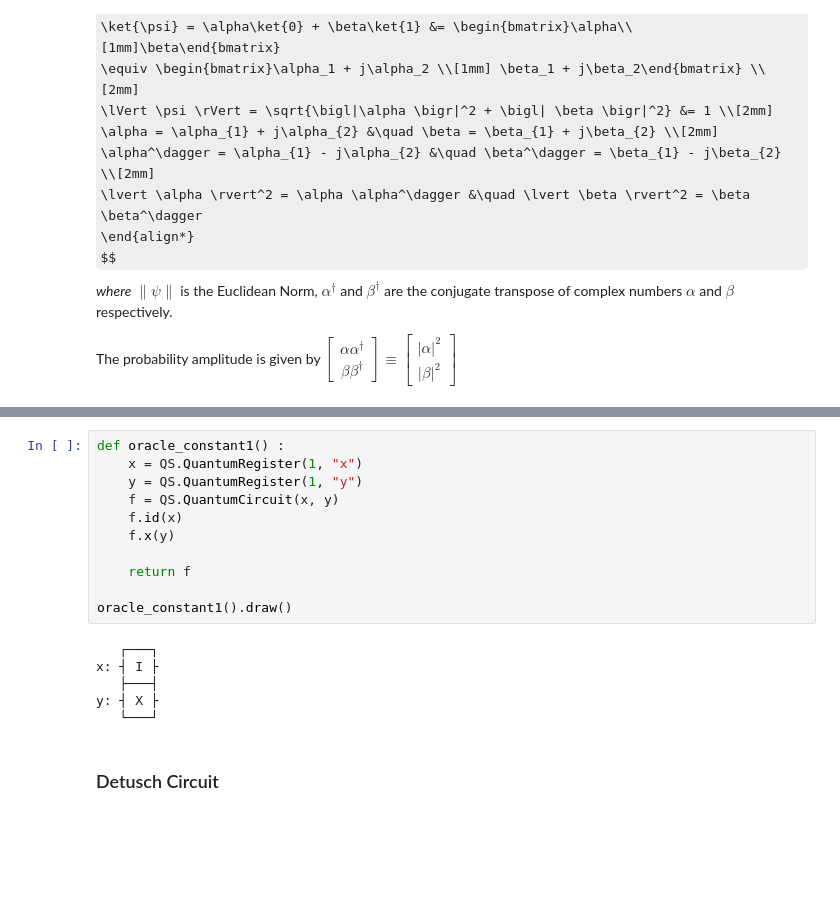
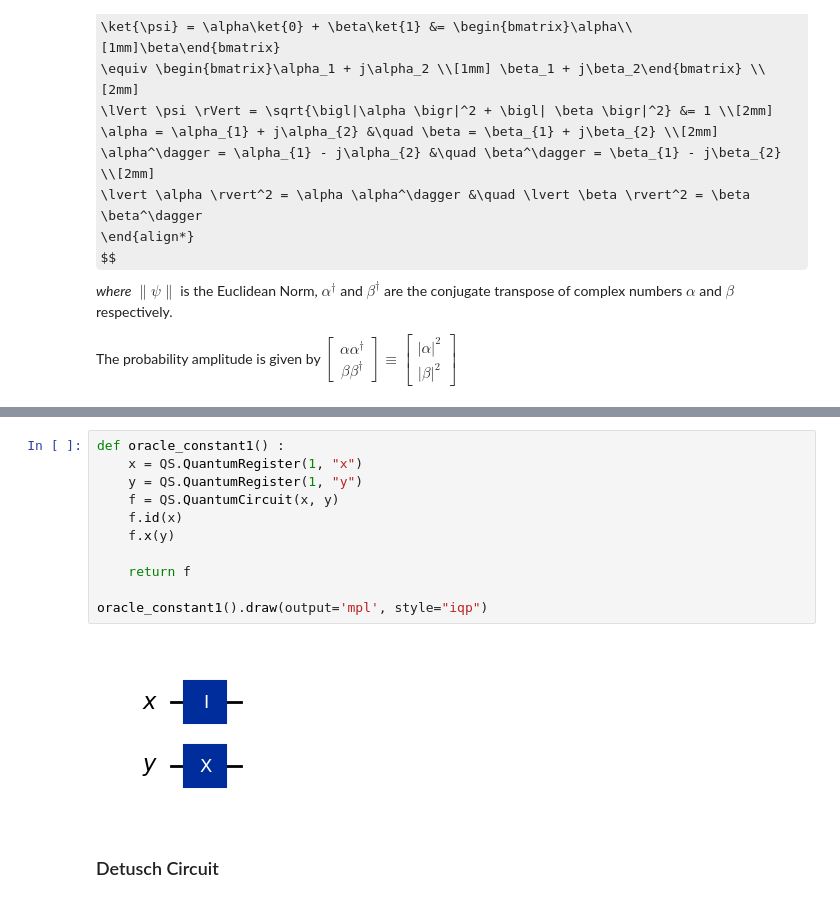
Before and after one commit to intotito/emerging_tech_proj, a Jupyter notebook: project.ipynb, the cells around one changed output, grey strips where cells are left out. Saved outputs shown, nothing was run; the diff lists cells and outputs as text; some formulas as TeX source; blank space fills up the shorter version.

```diff
--- a/project.ipynb
+++ b/project.ipynb
@@ -619,20 +669,16 @@ y: ─────┤ X ├┤ X ├
 # %%
 def oracle_constant1() :
     x = QS.QuantumRegister(1, "x")
     y = QS.QuantumRegister(1, "y")
     f = QS.QuantumCircuit(x, y)
     f.id(x)
     f.x(y)
 
     return f
 
-oracle_constant1().draw()
+oracle_constant1().draw(output='mpl', style="iqp")
 # %% [output]
-   ┌───┐
-x: ┤ I ├
-   ├───┤
-y: ┤ X ├
-   └───┘
+[figure, added]
 # %% [markdown]
 ### Detusch Circuit
 # %%
```
Also changed, not shown: parts of 18 cells of this notebook, 1 other file.
